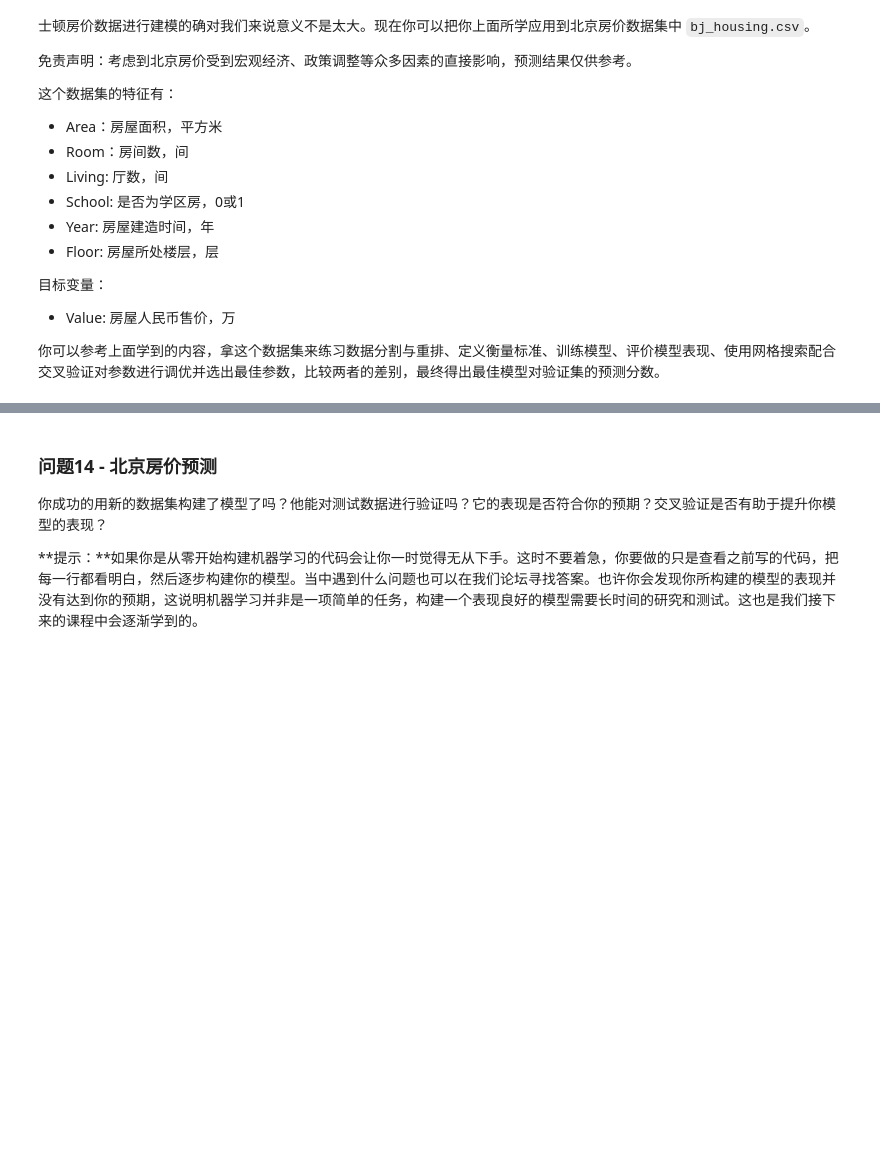
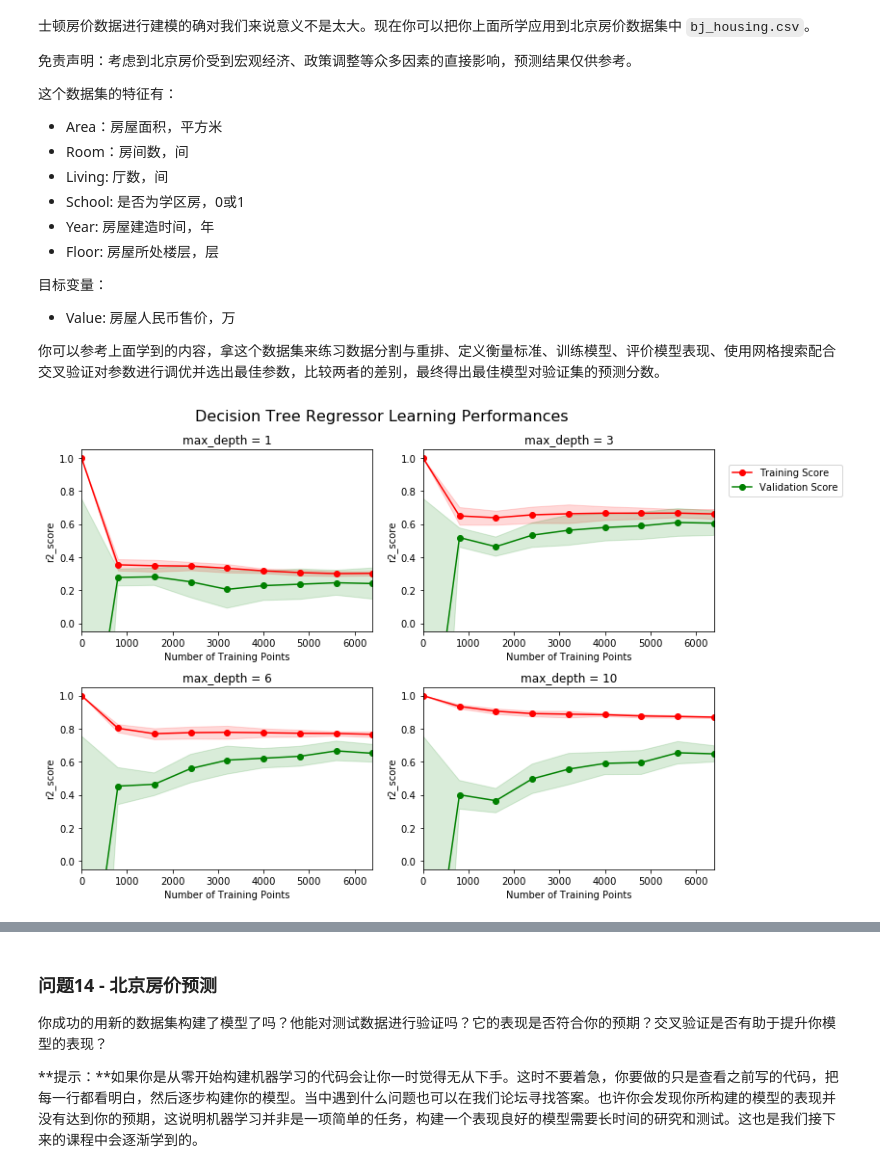
Before and after one commit to nevinxie/boston_housing, a Jupyter notebook: boston_housing.ipynb, the cells around one changed output, grey strips where cells are left out. Drawn from its saved outputs; the diff is of its cells as text; code cells hidden in the pictures; blank space fills up the shorter version.

```diff
--- a/boston_housing.ipynb
+++ b/boston_housing.ipynb
@@ -490,0 +476,18 @@ Range in prices: $28,652.84
+# %%
+#读取北京房屋价格数据
+data_bj = pd.read_csv('bj_housing.csv')
+prices_bj = data['Value']
+features_bj = data.drop('Value', axis = 1)
+
+#分割训练和测试数据
+X_train_bj, X_test_bj, y_train_bj, y_test_bj = train_test_split(features_bj, prices_bj, test_size=0.2)
+
+#定义衡量标准为R2
+def performance_metric(y_true, y_predict):
+    score = r2_score(y_true, y_predict)
+    return score
+# %%
+# 根据不同的训练集大小，和最大深度，生成学习曲线
+vs.ModelLearning(X_train_bj, y_train_bj)
+# %% [output]
+[figure, added]
```
Also changed, not shown: parts of 12 cells of this notebook.
